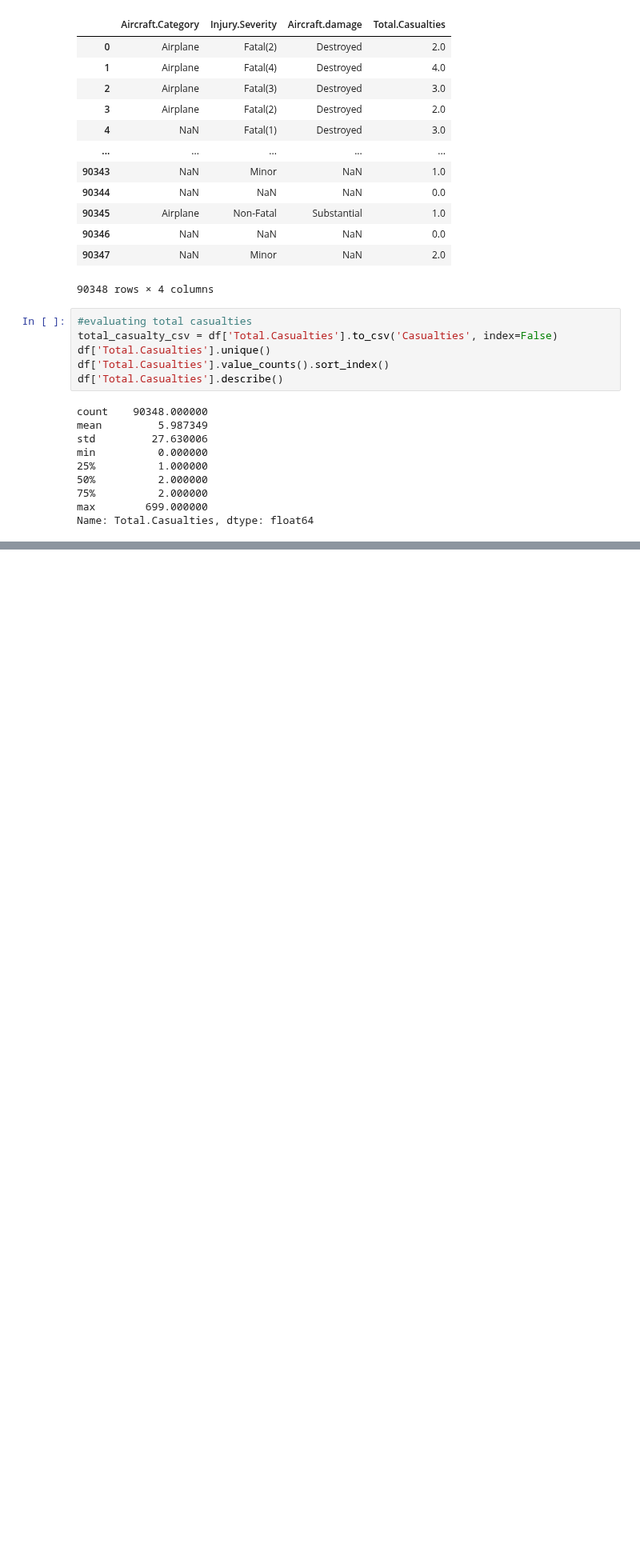
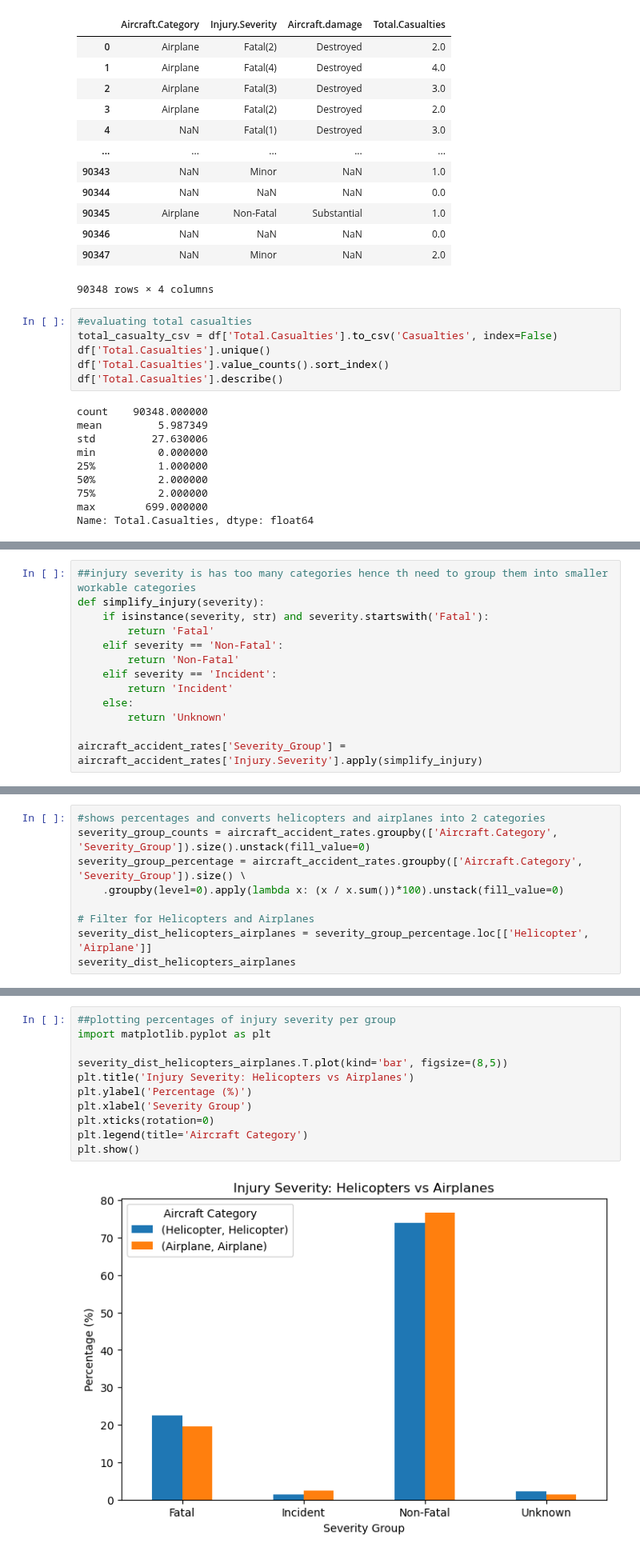
Before and after one commit to GiannaSal/data-driven-insights-for-aviation-risk-management, a Jupyter notebook: analysis.ipynb, the cells around one changed output, grey strips where cells are left out. Shown at 80% size. Cells and saved outputs as stored; diff of their text form; blank space fills up the shorter version.

```diff
--- a/analysis.ipynb
+++ b/analysis.ipynb
@@ -477,0 +483,13 @@ severity_dist_percentage
+# %%
+##injury severity is has too many categories hence th need to group them into smaller workable categories
+def simplify_injury(severity):
+    if isinstance(severity, str) and severity.startswith('Fatal'):
+        return 'Fatal'
+    elif severity == 'Non-Fatal':
+        return 'Non-Fatal'
+    elif severity == 'Incident':
+        return 'Incident'
+    else:
+        return 'Unknown'
+
+aircraft_accident_rates['Severity_Group'] = aircraft_accident_rates['Injury.Severity'].apply(simplify_injury)
@@ -477,0 +502,9 @@ severity_dist_percentage
+# %%
+#shows percentages and converts helicopters and airplanes into 2 categories
+severity_group_counts = aircraft_accident_rates.groupby(['Aircraft.Category', 'Severity_Group']).size().unstack(fill_value=0)
+severity_group_percentage = aircraft_accident_rates.groupby(['Aircraft.Category', 'Severity_Group']).size() \
+    .groupby(level=0).apply(lambda x: (x / x.sum())*100).unstack(fill_value=0)
+
+# Filter for Helicopters and Airplanes
+severity_dist_helicopters_airplanes = severity_group_percentage.loc[['Helicopter', 'Airplane']]
+severity_dist_helicopters_airplanes
@@ -477,0 +516,13 @@ severity_dist_percentage
+# %%
+##plotting percentages of injury severity per group
+import matplotlib.pyplot as plt
+
+severity_dist_helicopters_airplanes.T.plot(kind='bar', figsize=(8,5))
+plt.title('Injury Severity: Helicopters vs Airplanes')
+plt.ylabel('Percentage (%)')
+plt.xlabel('Severity Group')
+plt.xticks(rotation=0)
+plt.legend(title='Aircraft Category')
+plt.show()
+# %% [output]
+[figure, added]
```
Also changed, not shown: parts of 24 cells of this notebook.
